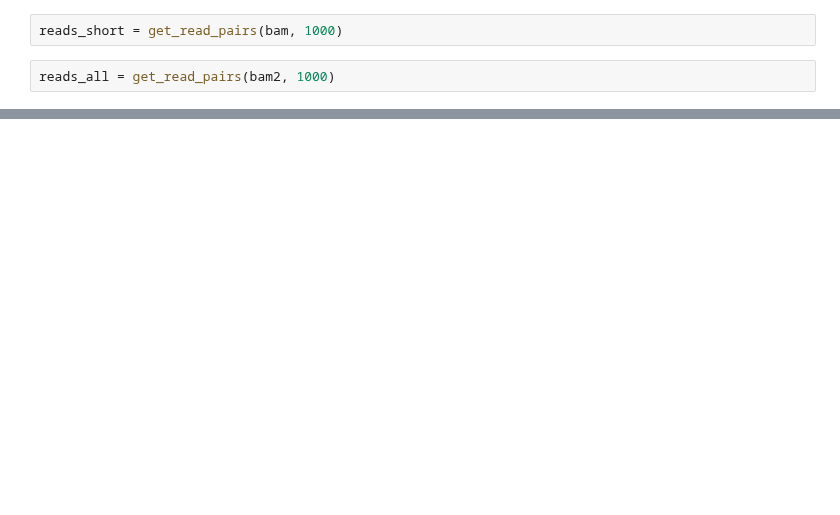
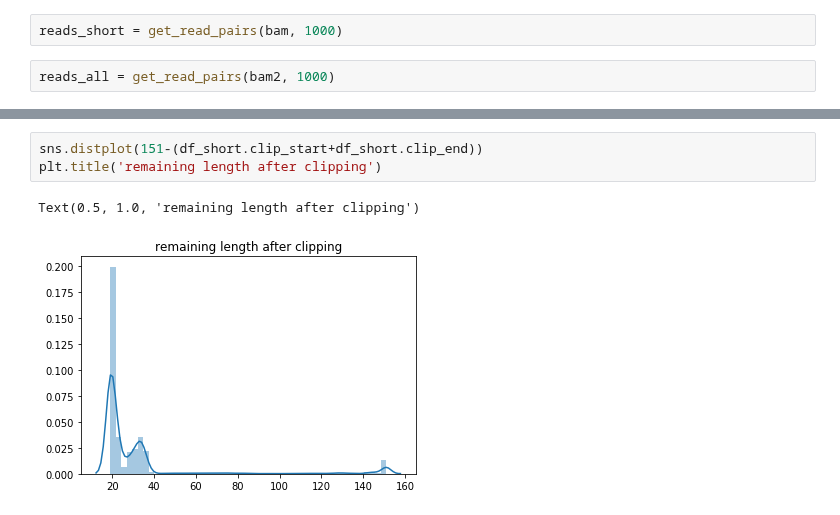
Before and after one commit to fa2k/comparison, a Jupyter notebook: subprojects/small-fragments/Look_at_bam_reads.ipynb, the cells around one changed output, grey strips where cells are left out. Saved outputs shown, nothing was run; the diff lists cells and outputs as text; blank space fills up the shorter version.

```diff
--- a/subprojects/small-fragments/Look_at_bam_reads.ipynb
+++ b/subprojects/small-fragments/Look_at_bam_reads.ipynb
@@ -223,0 +244,6 @@ Clipping correlation with read1 and read2, and with is_reversed.
+# %%
+sns.distplot(151-(df_short.clip_start+df_short.clip_end))
+plt.title('remaining length after clipping')
+# %% [output]
+Text(0.5, 1.0, 'remaining length after clipping')
+[figure, added]
```
Also changed, not shown: parts of 30 cells of this notebook.
